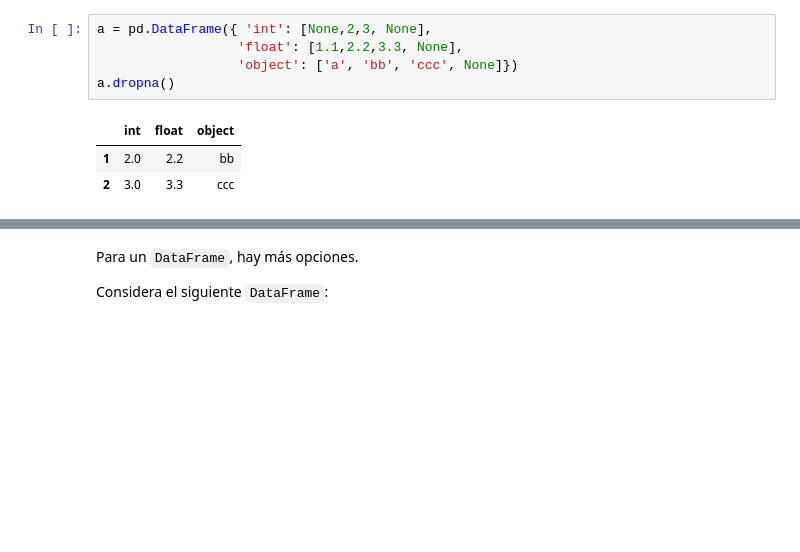
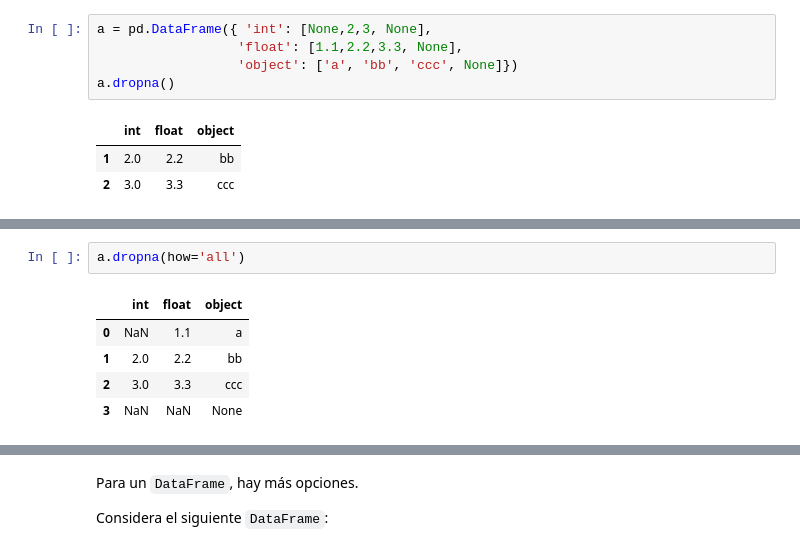
Before and after one commit to XimenaPO/DS_PT_09_2023, a Jupyter notebook: Data_Analysis/2-Pandas/Teoría/4_Handling-Missing-Data.ipynb, the cells around one changed output, grey strips where cells are left out. Cells and saved outputs as stored; diff of their text form; blank space fills up the shorter version.

```diff
--- a/Data_Analysis/2-Pandas/Teoría/4_Handling-Missing-Data.ipynb
+++ b/Data_Analysis/2-Pandas/Teoría/4_Handling-Missing-Data.ipynb
@@ -400,0 +411,8 @@ a.dropna()
+# %%
+a.dropna(how='all')
+# %% [output]
+|  | int | float | object |
+| 0 | NaN | 1.1 | a |
+| 1 | 2.0 | 2.2 | bb |
+| 2 | 3.0 | 3.3 | ccc |
+| 3 | NaN | NaN | None |
```
Also changed, not shown: parts of 37 cells of this notebook.
